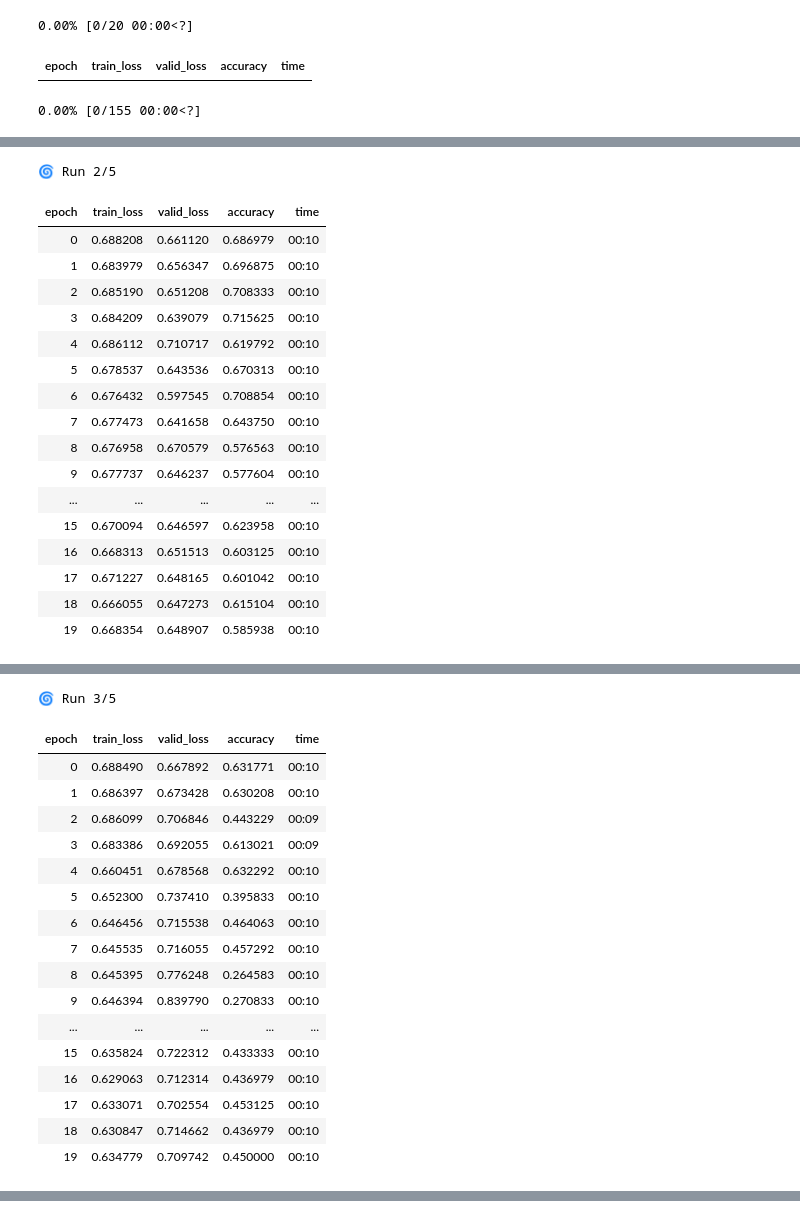
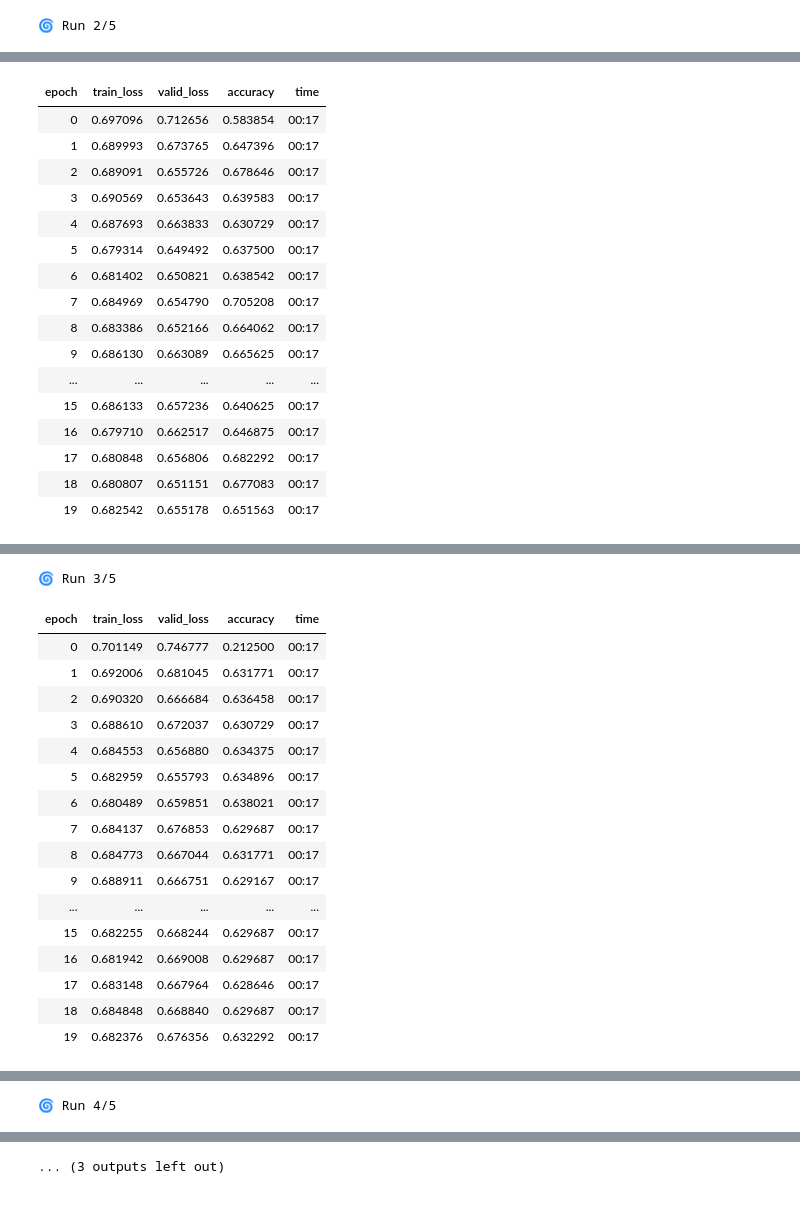
Before and after one commit to noorwertheim/Master-Thesis, a Jupyter notebook: notebooks/resnet_multiple_init_aggr_pred.ipynb, the cells around one changed output, grey strips where cells are left out. Cells and saved outputs as stored; diff of their text form; code cells hidden in the pictures.

```diff
--- a/notebooks/resnet_multiple_init_aggr_pred.ipynb
+++ b/notebooks/resnet_multiple_init_aggr_pred.ipynb
@@ -32,7 +35,7 @@ KeyboardInterrupt:
 # %%
-# Final Hyperparameters (ADAM)
-batch_size = 64
-learning_rate = 7.991870883780338e-05
+# Final Hyperparameters (SGD)
+batch_size = 16
+learning_rate = 4.6239536595593786e-04
 # %%
 
 '''MY DATA + class weights'''
@@ -158,7 +161,7 @@ for run in range(num_runs):
     loss_func = torch.nn.CrossEntropyLoss(weight=class_weights_tensor)
 
     # Learner
-    learn = Learner(dls, model, loss_func=loss_func, metrics=accuracy)
+    learn = Learner(dls, model, loss_func=loss_func, metrics=accuracy, opt_func=SGD)
     learn.model.to(device)
     # learn.dls.to(device)
 
@@ -208,3 +229 @@ all_metrics = np.stack(all_metrics)
-0.00% [0/20 00:00<?]
+🌀 Run 2/5
-| epoch | train_loss | valid_loss | accuracy | time |
-0.00% [0/155 00:00<?]
@@ -212,38 +230,37 @@ all_metrics = np.stack(all_metrics)
-🌀 Run 2/5
 | epoch | train_loss | valid_loss | accuracy | time |
-| 0 | 0.688208 | 0.661120 | 0.686979 | 00:10 |
-| 1 | 0.683979 | 0.656347 | 0.696875 | 00:10 |
-| 2 | 0.685190 | 0.651208 | 0.708333 | 00:10 |
-| 3 | 0.684209 | 0.639079 | 0.715625 | 00:10 |
-| 4 | 0.686112 | 0.710717 | 0.619792 | 00:10 |
-| 5 | 0.678537 | 0.643536 | 0.670313 | 00:10 |
-| 6 | 0.676432 | 0.597545 | 0.708854 | 00:10 |
-| 7 | 0.677473 | 0.641658 | 0.643750 | 00:10 |
-| 8 | 0.676958 | 0.670579 | 0.576563 | 00:10 |
-| 9 | 0.677737 | 0.646237 | 0.577604 | 00:10 |
+| 0 | 0.697096 | 0.712656 | 0.583854 | 00:17 |
+| 1 | 0.689993 | 0.673765 | 0.647396 | 00:17 |
+| 2 | 0.689091 | 0.655726 | 0.678646 | 00:17 |
+| 3 | 0.690569 | 0.653643 | 0.639583 | 00:17 |
+| 4 | 0.687693 | 0.663833 | 0.630729 | 00:17 |
+| 5 | 0.679314 | 0.649492 | 0.637500 | 00:17 |
+| 6 | 0.681402 | 0.650821 | 0.638542 | 00:17 |
+| 7 | 0.684969 | 0.654790 | 0.705208 | 00:17 |
+| 8 | 0.683386 | 0.652166 | 0.664062 | 00:17 |
+| 9 | 0.686130 | 0.663089 | 0.665625 | 00:17 |
 | ... | ... | ... | ... | ... |
-| 15 | 0.670094 | 0.646597 | 0.623958 | 00:10 |
-| 16 | 0.668313 | 0.651513 | 0.603125 | 00:10 |
-| 17 | 0.671227 | 0.648165 | 0.601042 | 00:10 |
-| 18 | 0.666055 | 0.647273 | 0.615104 | 00:10 |
-| 19 | 0.668354 | 0.648907 | 0.585938 | 00:10 |
+| 15 | 0.686133 | 0.657236 | 0.640625 | 00:17 |
+| 16 | 0.679710 | 0.662517 | 0.646875 | 00:17 |
+| 17 | 0.680848 | 0.656806 | 0.682292 | 00:17 |
+| 18 | 0.680807 | 0.651151 | 0.677083 | 00:17 |
+| 19 | 0.682542 | 0.655178 | 0.651563 | 00:17 |
 [interactive output not drawn]
-🌀 Run 3/5
+🌀 Run 3/5
 | epoch | train_loss | valid_loss | accuracy | time |
-| 0 | 0.688490 | 0.667892 | 0.631771 | 00:10 |
-| 1 | 0.686397 | 0.673428 | 0.630208 | 00:10 |
-| 2 | 0.686099 | 0.706846 | 0.443229 | 00:09 |
-| 3 | 0.683386 | 0.692055 | 0.613021 | 00:09 |
-| 4 | 0.660451 | 0.678568 | 0.632292 | 00:10 |
-| 5 | 0.652300 | 0.737410 | 0.395833 | 00:10 |
-| 6 | 0.646456 | 0.715538 | 0.464063 | 00:10 |
-| 7 | 0.645535 | 0.716055 | 0.457292 | 00:10 |
-| 8 | 0.645395 | 0.776248 | 0.264583 | 00:10 |
-| 9 | 0.646394 | 0.839790 | 0.270833 | 00:10 |
+| 0 | 0.701149 | 0.746777 | 0.212500 | 00:17 |
+| 1 | 0.692006 | 0.681045 | 0.631771 | 00:17 |
+| 2 | 0.690320 | 0.666684 | 0.636458 | 00:17 |
+| 3 | 0.688610 | 0.672037 | 0.630729 | 00:17 |
+| 4 | 0.684553 | 0.656880 | 0.634375 | 00:17 |
+| 5 | 0.682959 | 0.655793 | 0.634896 | 00:17 |
+| 6 | 0.680489 | 0.659851 | 0.638021 | 00:17 |
+| 7 | 0.684137 | 0.676853 | 0.629687 | 00:17 |
+| 8 | 0.684773 | 0.667044 | 0.631771 | 00:17 |
+| 9 | 0.688911 | 0.666751 | 0.629167 | 00:17 |
 | ... | ... | ... | ... | ... |
-| 15 | 0.635824 | 0.722312 | 0.433333 | 00:10 |
-| 16 | 0.629063 | 0.712314 | 0.436979 | 00:10 |
-| 17 | 0.633071 | 0.702554 | 0.453125 | 00:10 |
-| 18 | 0.630847 | 0.714662 | 0.436979 | 00:10 |
-| 19 | 0.634779 | 0.709742 | 0.450000 | 00:10 |
+| 15 | 0.682255 | 0.668244 | 0.629687 | 00:17 |
+| 16 | 0.681942 | 0.669008 | 0.629687 | 00:17 |
+| 17 | 0.683148 | 0.667964 | 0.628646 | 00:17 |
+| 18 | 0.684848 | 0.668840 | 0.629687 | 00:17 |
+| 19 | 0.682376 | 0.676356 | 0.632292 | 00:17 |
 [interactive output not drawn]
@@ -251,0 +267 @@ all_metrics = np.stack(all_metrics)
+🌀 Run 4/5
@@ -252,3 +286,4 @@ all_metrics = np.stack(all_metrics)
+... (3 outputs left out)
 # %%
 # preds, targs = learn.get_preds(dl=test_loader)
 
```
Also changed, not shown: parts of 6 cells of this notebook, 1 other file.
